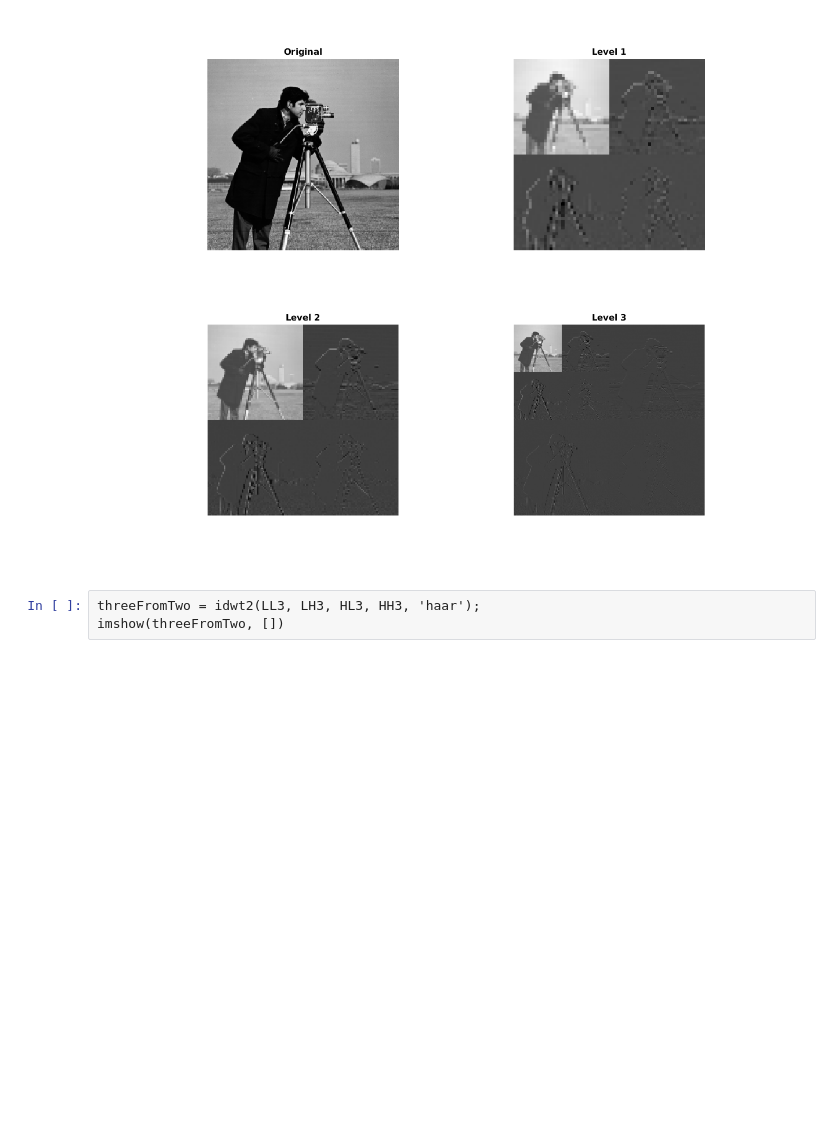
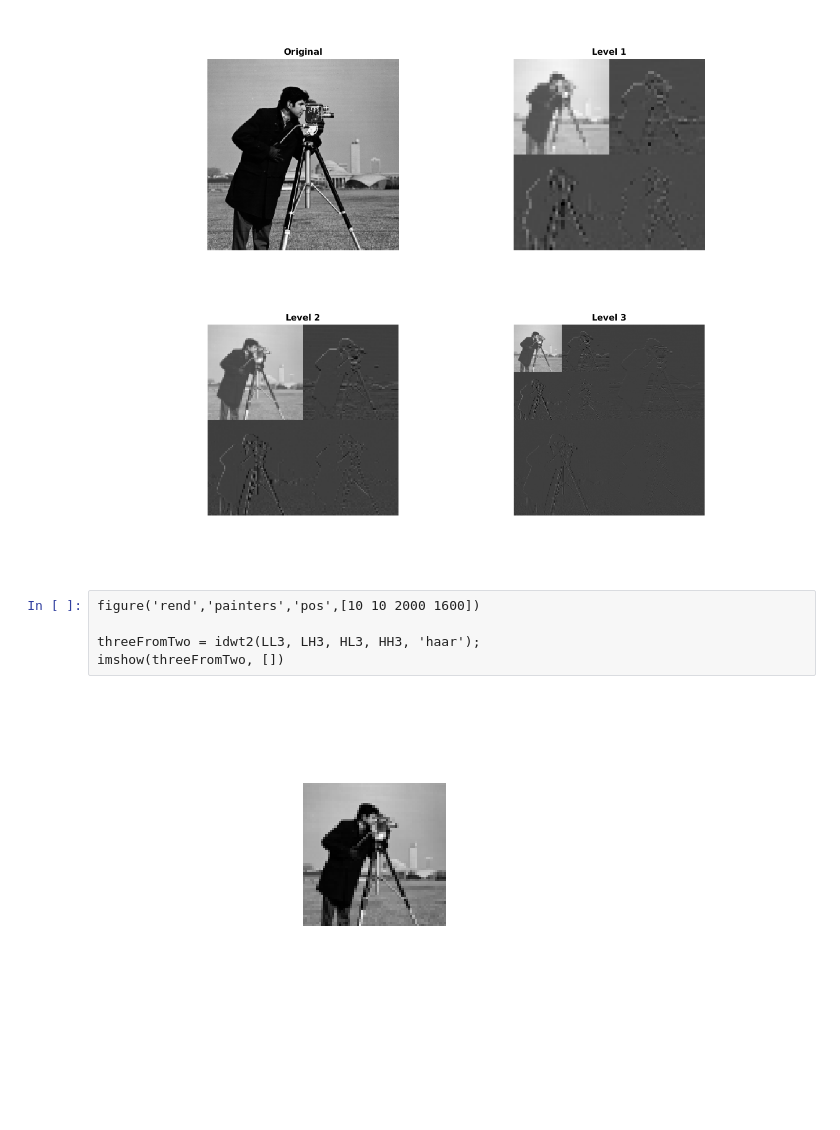
Before and after one commit to dzackgarza/Notes, a Jupyter notebook: Untitled Folder/Untitled.ipynb, the cells around one changed output. Cells and saved outputs as stored; diff of their text form; blank space fills up the shorter version.

```diff
--- a/Untitled Folder/Untitled.ipynb
+++ b/Untitled Folder/Untitled.ipynb
@@ -39,5 +39,9 @@ title('Level 3');
 # %% [output]
 [figure]
 # %%
+figure('rend','painters','pos',[10 10 2000 1600])
+
 threeFromTwo = idwt2(LL3, LH3, HL3, HH3, 'haar');
 imshow(threeFromTwo, [])
+# %% [output]
+[figure, added]
```
